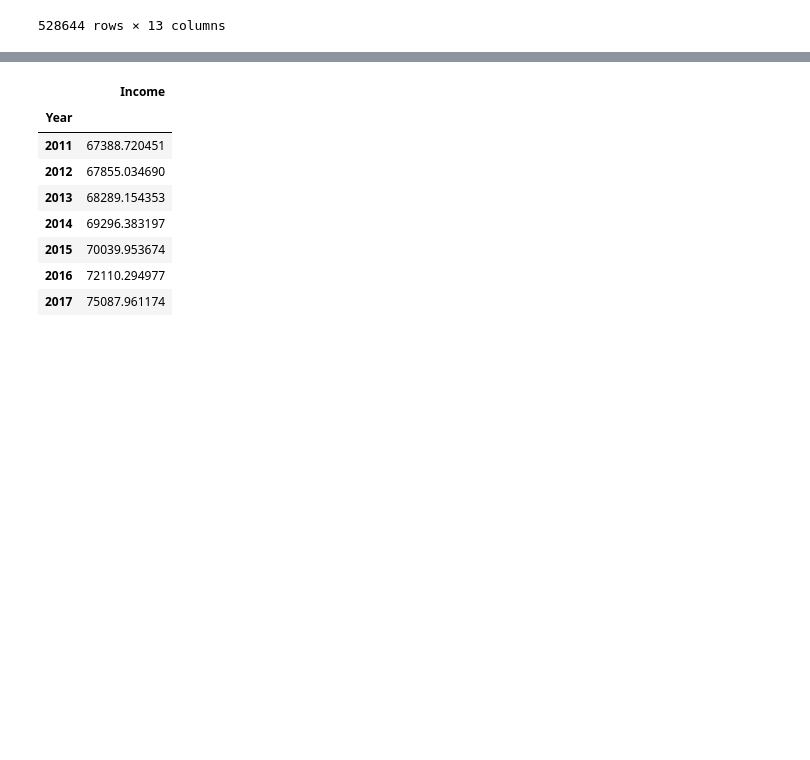
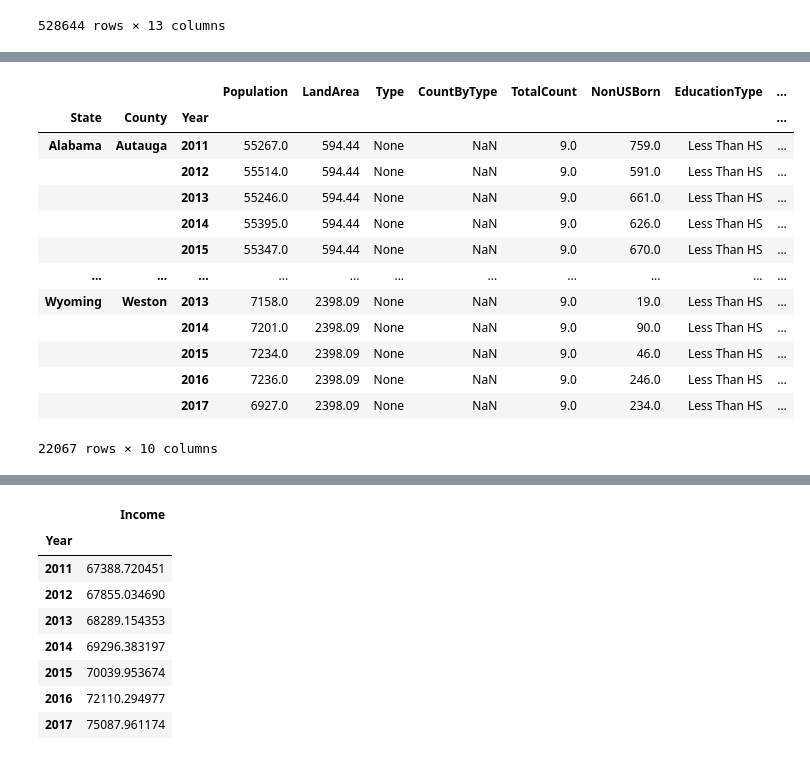
Before and after one commit to thesolecloset/Data-Wonders-Group-Project-1, a Jupyter notebook: Group-amit edit.ipynb, the cells around one changed output, grey strips where cells are left out. Saved outputs shown, nothing was run; the diff lists cells and outputs as text; code cells hidden in the pictures; blank space fills up the shorter version.

```diff
--- a/Group-amit edit.ipynb
+++ b/Group-amit edit.ipynb
@@ -169,2 +169,19 @@ cleaneddatadf.head(80)
+# %%
+cleaneddatadf
+# %% [output]
+|  |  |  | Population | LandArea | Type | CountByType | TotalCount | NonUSBorn | EducationType | ... |
+| State | County | Year |  |  |  |  |  |  |  | ... |
+| Alabama | Autauga | 2011 | 55267.0 | 594.44 | None | NaN | 9.0 | 759.0 | Less Than HS | ... |
+|  |  | 2012 | 55514.0 | 594.44 | None | NaN | 9.0 | 591.0 | Less Than HS | ... |
+|  |  | 2013 | 55246.0 | 594.44 | None | NaN | 9.0 | 661.0 | Less Than HS | ... |
+|  |  | 2014 | 55395.0 | 594.44 | None | NaN | 9.0 | 626.0 | Less Than HS | ... |
+|  |  | 2015 | 55347.0 | 594.44 | None | NaN | 9.0 | 670.0 | Less Than HS | ... |
+| ... | ... | ... | ... | ... | ... | ... | ... | ... | ... | ... |
+| Wyoming | Weston | 2013 | 7158.0 | 2398.09 | None | NaN | 9.0 | 19.0 | Less Than HS | ... |
+|  |  | 2014 | 7201.0 | 2398.09 | None | NaN | 9.0 | 90.0 | Less Than HS | ... |
+|  |  | 2015 | 7234.0 | 2398.09 | None | NaN | 9.0 | 46.0 | Less Than HS | ... |
+|  |  | 2016 | 7236.0 | 2398.09 | None | NaN | 9.0 | 246.0 | Less Than HS | ... |
+|  |  | 2017 | 6927.0 | 2398.09 | None | NaN | 9.0 | 234.0 | Less Than HS | ... |
+22067 rows × 10 columns
 # %%
 
```
Also changed, not shown: parts of 8 cells of this notebook, 1 other file.
